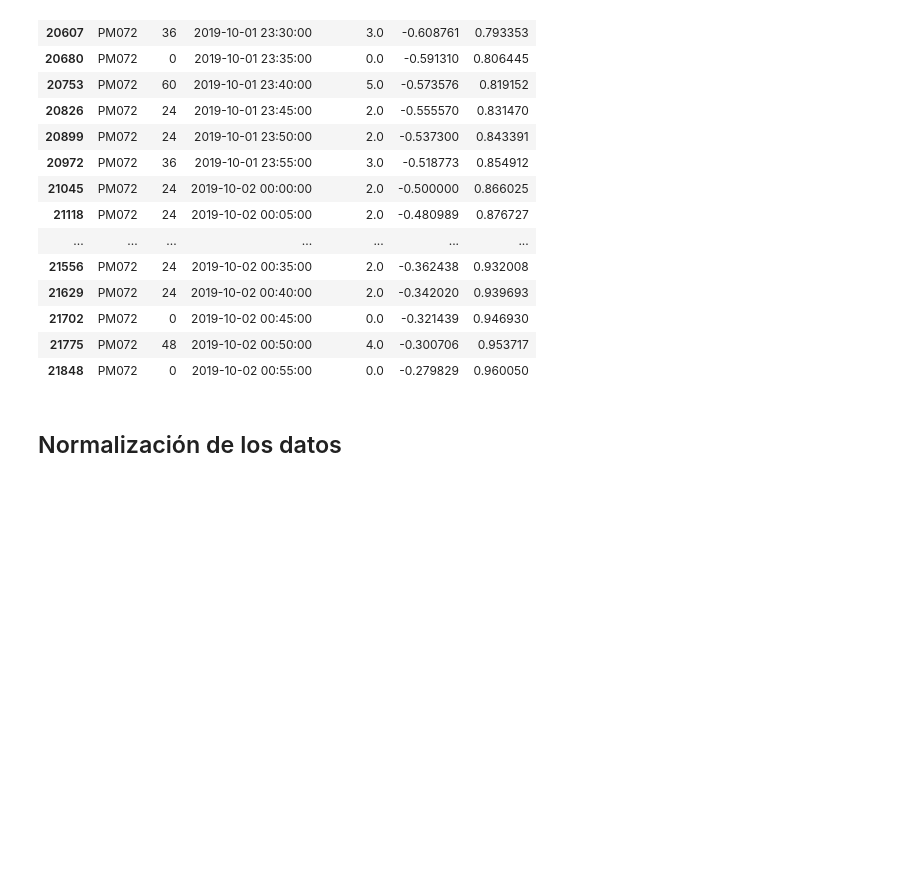
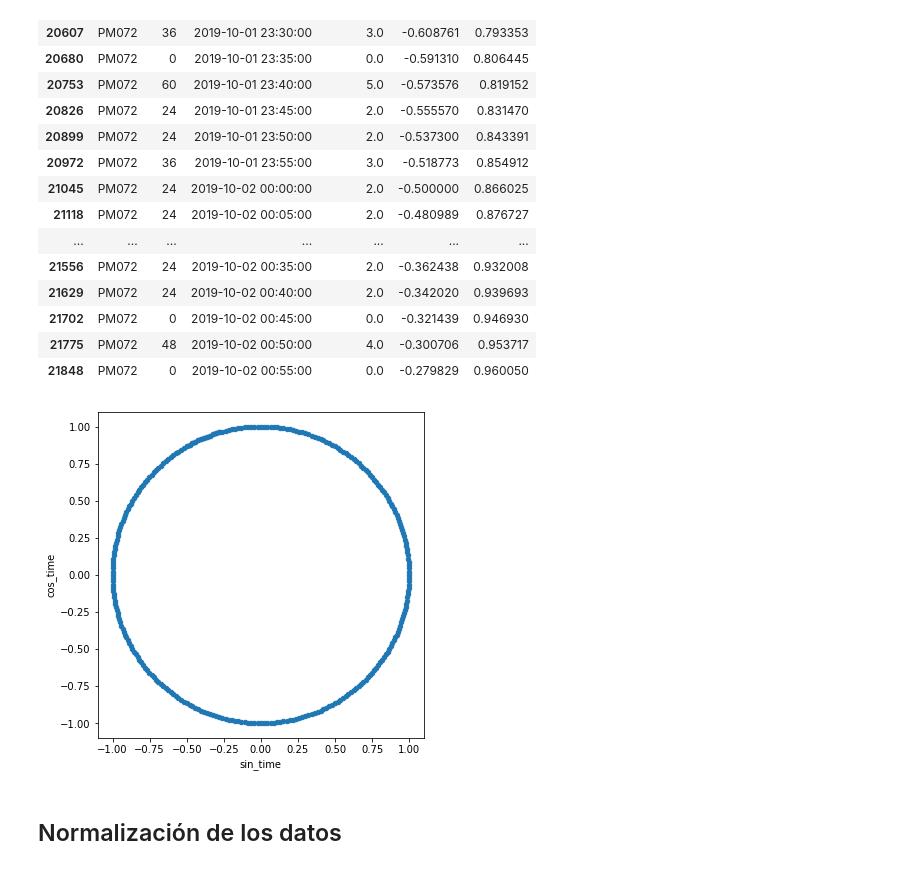
Before and after one commit to albertopmp/TFG, a Jupyter notebook: src/TrafficFlow.ipynb, the cells around one changed output. Cells and saved outputs as stored; diff of their text form; code cells hidden in the pictures; blank space fills up the shorter version.

```diff
--- a/src/TrafficFlow.ipynb
+++ b/src/TrafficFlow.ipynb
@@ -412,5 +412,9 @@ df.loc[df['sensor'] == 'PM072'][280:300]
 | 21702 | PM072 | 0 | 2019-10-02 00:45:00 | 0.0 | -0.321439 | 0.946930 |
 | 21775 | PM072 | 48 | 2019-10-02 00:50:00 | 4.0 | -0.300706 | 0.953717 |
 | 21848 | PM072 | 0 | 2019-10-02 00:55:00 | 0.0 | -0.279829 | 0.960050 |
+# %%
+df.loc[df['sensor'] == 'PM072'][:300].plot.scatter('sin_time','cos_time').set_aspect('equal');
+# %% [output]
+[figure, added]
 # %% [markdown]
 ## Normalización de los datos
```
Also changed, not shown: parts of 1 cell of this notebook.
